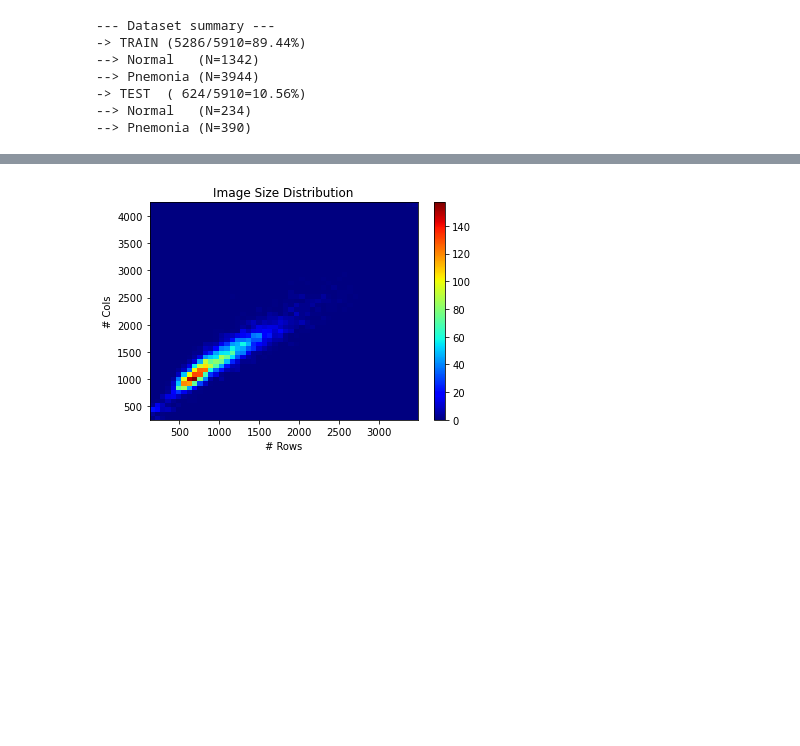
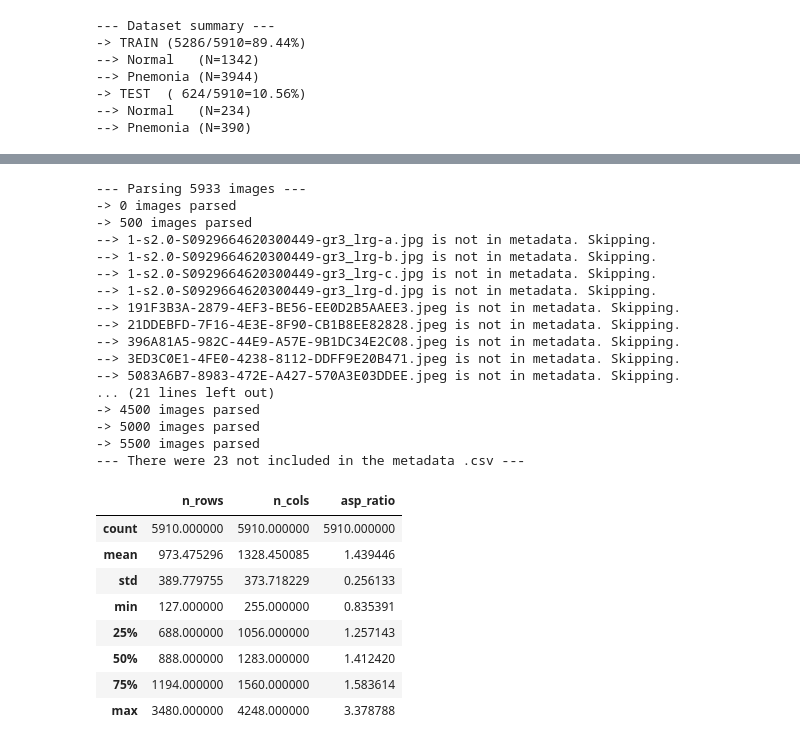
Before and after one commit to mdelrosa/sta208-covid19-xray, a Jupyter notebook: eda.ipynb, the cells around one changed output, grey strips where cells are left out. Drawn from its saved outputs; the diff is of its cells as text; code cells hidden in the pictures; blank space fills up the shorter version.

```diff
--- a/eda.ipynb
+++ b/eda.ipynb
@@ -44,16 +53,19 @@ for sample_type in df.Dataset_type.unique().tolist():
 from os import listdir, walk, getcwd
 from os.path import isfile, join
 
+def collect_files(path, subpaths):
+    f=[]
+    i=0
+    for subpath in subpaths:
+        for (dirpath, dirnames, filenames) in walk("{}/{}".format(path,subpath)):
+            for file in filenames:
+                f.append("{}/{}/{}".format(path,subpath,file))
+            break
+    return f
+
 path="data/Coronahack-Chest-XRay-Dataset/Coronahack-Chest-XRay-Dataset"
 subpaths=["test","train"]
-f=[]
-all_reu=[]
-i=0
-for subpath in subpaths:
-    for (dirpath, dirnames, filenames) in walk("{}/{}".format(path,subpath)):
-        for file in filenames:
-            f.append("{}/{}/{}".format(path,subpath,file))
-        break
+f = collect_files(path, subpaths)
 # %% [markdown]
 ## Scanning the images
 
@@ -139,11 +149,49 @@ df_sizes.describe()
+# %%
+df_sizes, bad_images = summarize_images(f,meta_df)
+df_sizes.describe()
+# %% [output]
+--- Parsing 5933 images ---
+-> 0 images parsed
+-> 500 images parsed
+--> 1-s2.0-S0929664620300449-gr3_lrg-a.jpg is not in metadata. Skipping.
+--> 1-s2.0-S0929664620300449-gr3_lrg-b.jpg is not in metadata. Skipping.
+--> 1-s2.0-S0929664620300449-gr3_lrg-c.jpg is not in metadata. Skipping.
+--> 1-s2.0-S0929664620300449-gr3_lrg-d.jpg is not in metadata. Skipping.
+--> 191F3B3A-2879-4EF3-BE56-EE0D2B5AAEE3.jpeg is not in metadata. Skipping.
+--> 21DDEBFD-7F16-4E3E-8F90-CB1B8EE82828.jpeg is not in metadata. Skipping.
+--> 396A81A5-982C-44E9-A57E-9B1DC34E2C08.jpeg is not in metadata. Skipping.
+--> 3ED3C0E1-4FE0-4238-8112-DDFF9E20B471.jpeg is not in metadata. Skipping.
+--> 5083A6B7-8983-472E-A427-570A3E03DDEE.jpeg is not in metadata. Skipping.
+... (21 lines left out)
+-> 4500 images parsed
+-> 5000 images parsed
+-> 5500 images parsed
+--- There were 23 not included in the metadata .csv ---
+|  | n_rows | n_cols | asp_ratio |
+| count | 5910.000000 | 5910.000000 | 5910.000000 |
+| mean | 973.475296 | 1328.450085 | 1.439446 |
+| std | 389.779755 | 373.718229 | 0.256133 |
+| min | 127.000000 | 255.000000 | 0.835391 |
+| 25% | 688.000000 | 1056.000000 | 1.257143 |
+| 50% | 888.000000 | 1283.000000 | 1.412420 |
+| 75% | 1194.000000 | 1560.000000 | 1.583614 |
+| max | 3480.000000 | 4248.000000 | 3.378788 |
 # %%
 # visualize distribution of image sizes
 import matplotlib.pyplot as plt
-plt.hist2d(df_sizes["n_rows"],df_sizes["n_cols"],bins=50, cmap=plt.cm.jet)
-plt.colorbar()
-plt.title("Image Size Distribution")
-plt.xlabel("# Rows")
-plt.ylabel("# Cols")
-plt.show()
+
+def df_size_plots(df_sizes):
+    fig, axs = plt.subplots(1,2,figsize=(10,3))
+    # img size distribution
+    hist2d = axs[0].hist2d(df_sizes["n_rows"],df_sizes["n_cols"],bins=50, cmap=plt.cm.jet)
+    plt.colorbar(hist2d[3],ax=axs[0])
+    axs[0].set_title("Image Size Distribution")
+    axs[0].set_xlabel("# Rows")
+    axs[0].set_ylabel("# Cols")
+    # rgb/color distribution
+    colors = ["RGB","GREY"]
+    vals = [df_sizes[df_sizes["color"]==color].shape[0] for color in colors]
+    axs[1].bar(colors,vals)
+    axs[1].set_title("Image Color Distribution")
+    axs[1].set_ylabel("Count")
+    plt.show()
-# %% [output]
-[figure, removed]
```
Also changed, not shown: parts of 21 cells of this notebook, 2 other files.
